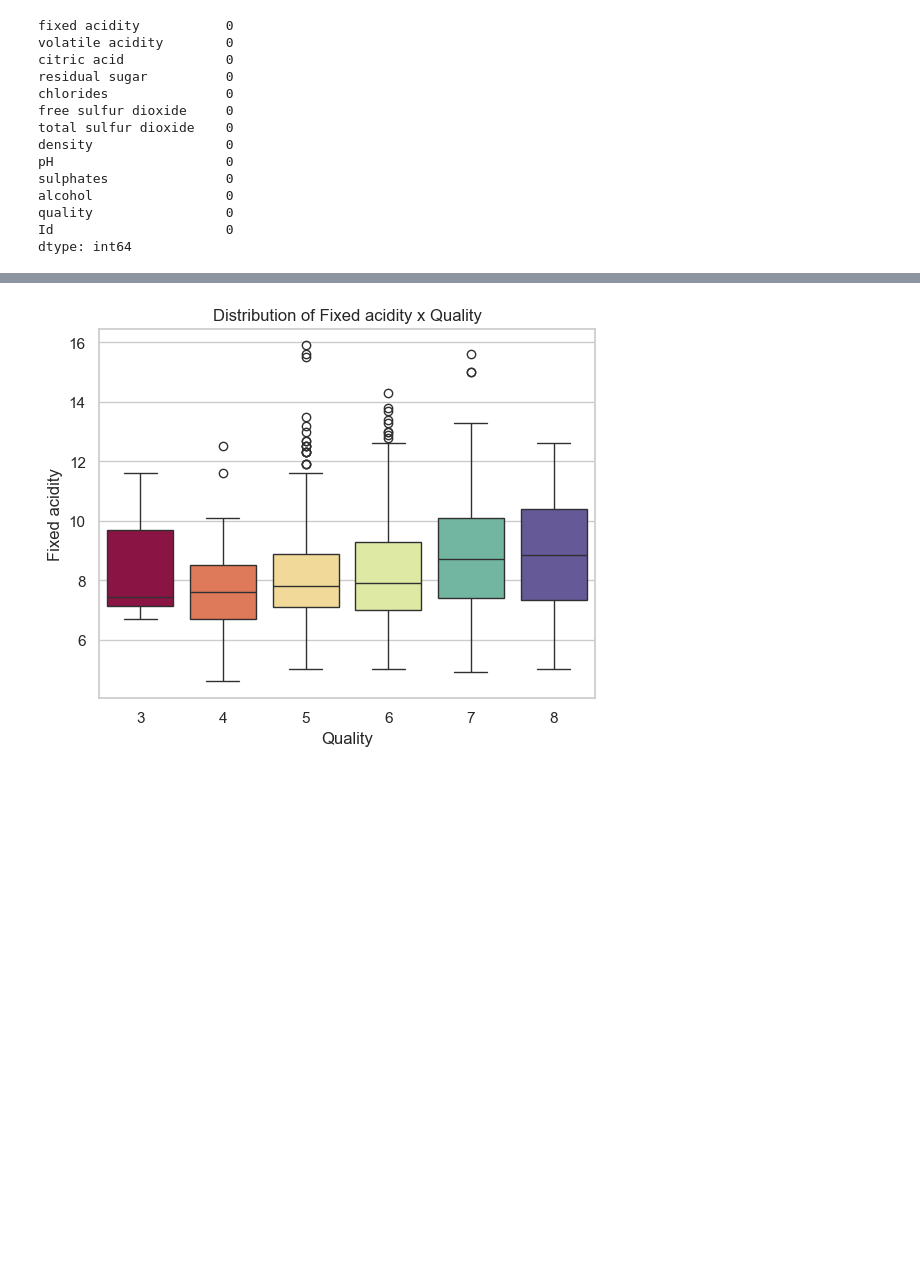
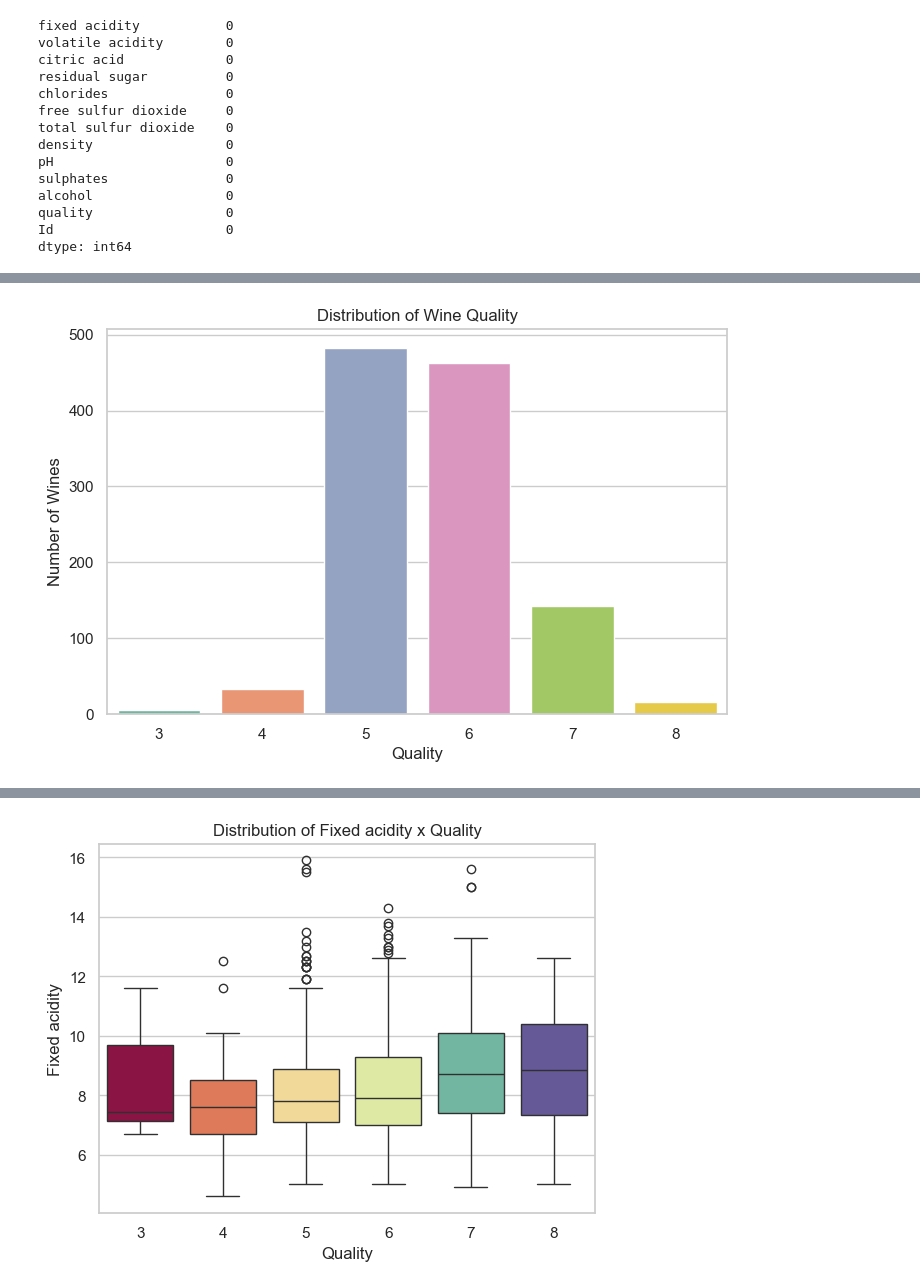
Before and after one commit to nathaliaacouto/ADES_Wine_Quality, a Jupyter notebook: [ADES]_Wine_Project.ipynb, the cells around one changed output, grey strips where cells are left out. Cells and saved outputs as stored; diff of their text form; code cells hidden in the pictures; blank space fills up the shorter version.

```diff
--- a/[ADES]_Wine_Project.ipynb
+++ b/[ADES]_Wine_Project.ipynb
@@ -68,0 +154,9 @@ dtype: int64
+# %%
+plt.figure(figsize=(8, 5))
+sns.countplot(x="quality", data=df, hue="quality", palette="Set2", legend=False)
+plt.title("Distribution of Wine Quality")
+plt.xlabel("Quality")
+plt.ylabel("Number of Wines")
+plt.show()
+# %% [output]
+[figure, added]
```
Also changed, not shown: parts of 41 cells of this notebook.
